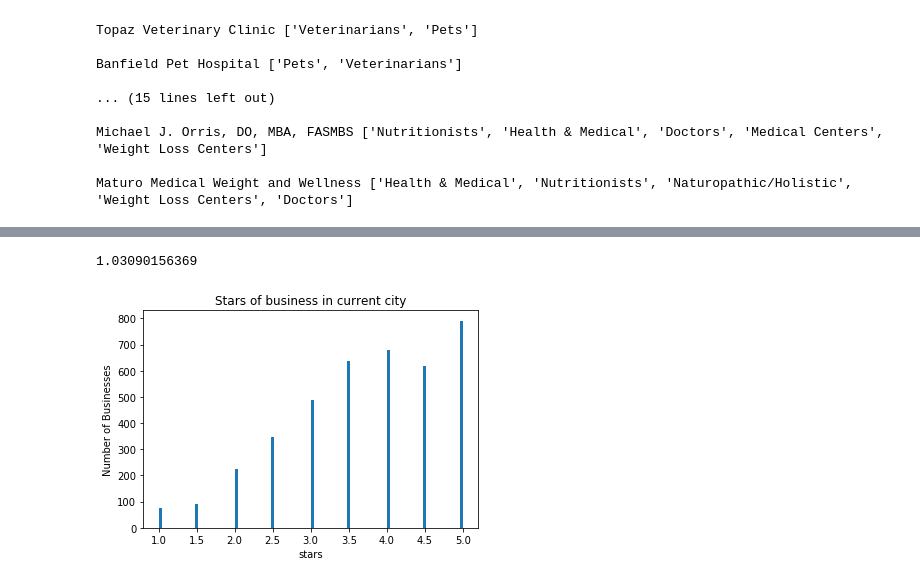
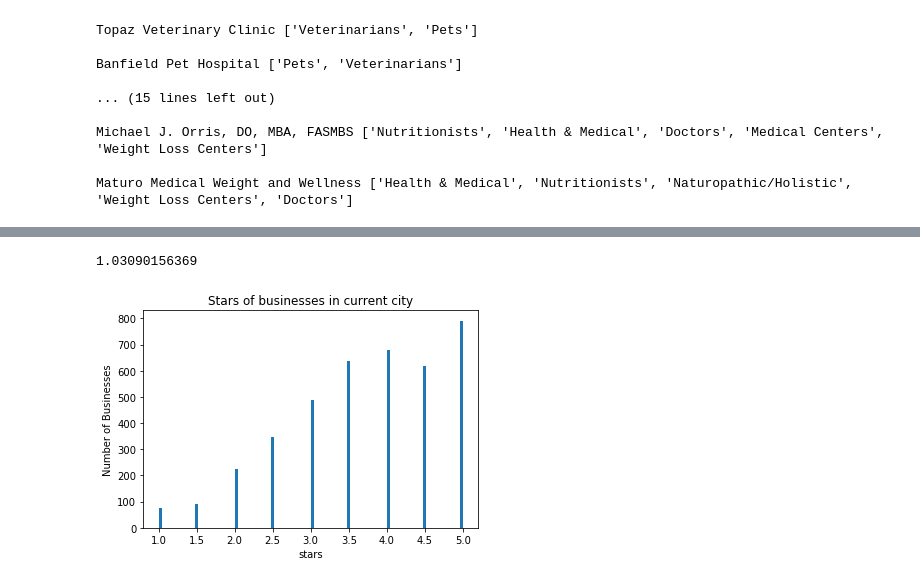
Before and after one commit to anupam-sapre/YelpRecommendation, a Jupyter notebook: ContentBasedRecommendation.ipynb, the cells around one changed output, grey strips where cells are left out. Drawn from its saved outputs; the diff is of its cells as text; code cells hidden in the pictures.

```diff
--- a/ContentBasedRecommendation.ipynb
+++ b/ContentBasedRecommendation.ipynb
@@ -277,12 +277,12 @@ print(np.median(busi_stars_rmse))
 # %%
 #This is graph of all ratings for businesses in the given city.
 print(np.std([x['stars'] for x in business]))
 stars = [x['stars'] for x in business]
 plt.hist(stars,bins=100)
 plt.xlabel('stars')
 plt.ylabel('Number of Businesses')
-plt.title('Stars of business in current city')
+plt.title('Stars of businesses in current city')
 plt.show()
 # %% [output]
 1.03090156369
-[figure, old version]
+[figure, new version]
```
Also changed, not shown: parts of 4 cells of this notebook.
